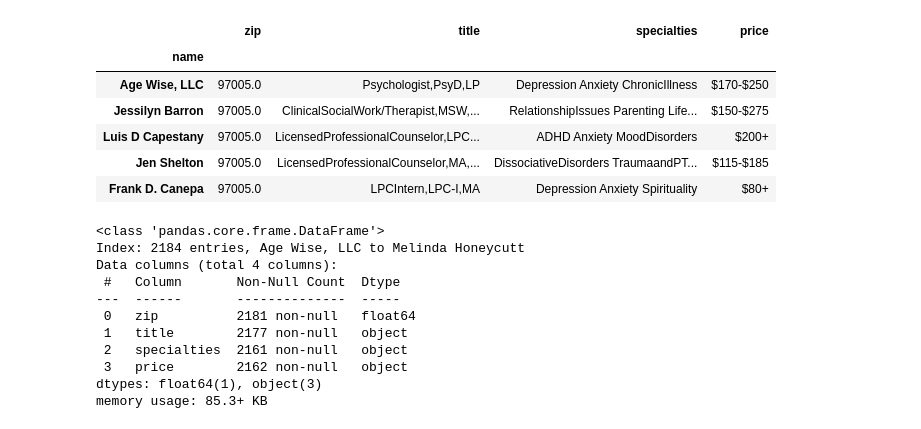
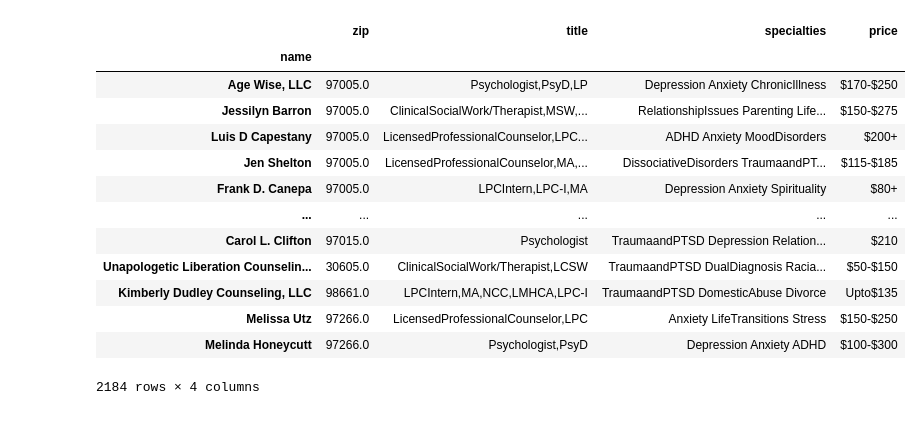
Before and after one commit to mhendricks96/therapist-scraper, a Jupyter notebook: therapist_scraper/read_therapist_data.ipynb, the cells around one changed output. Drawn from its saved outputs; the diff is of its cells as text; code cells hidden in the pictures.

```diff
--- a/therapist_scraper/read_therapist_data.ipynb
+++ b/therapist_scraper/read_therapist_data.ipynb
@@ -7,27 +7,20 @@ full_df = pd.read_csv('data/therapist_data.csv')
 # %%
 full_df = full_df.set_index('name')
 # %%
-#full_df
-full_df.head()
+full_df
+#full_df.head()
 # %% [output]
 |  | zip | title | specialties | price |
 | name |  |  |  |  |
 | Age Wise, LLC | 97005.0 | Psychologist,PsyD,LP | Depression Anxiety ChronicIllness | $170-$250 |
 | Jessilyn Barron | 97005.0 | ClinicalSocialWork/Therapist,MSW,... | RelationshipIssues Parenting Life... | $150-$275 |
 | Luis D Capestany | 97005.0 | LicensedProfessionalCounselor,LPC... | ADHD Anxiety MoodDisorders | $200+ |
 | Jen Shelton | 97005.0 | LicensedProfessionalCounselor,MA,... | DissociativeDisorders TraumaandPT... | $115-$185 |
 | Frank D. Canepa | 97005.0 | LPCIntern,LPC-I,MA | Depression Anxiety Spirituality | $80+ |
+| ... | ... | ... | ... | ... |
+| Carol L. Clifton | 97015.0 | Psychologist | TraumaandPTSD Depression Relation... | $210 |
+| Unapologetic Liberation Counselin... | 30605.0 | ClinicalSocialWork/Therapist,LCSW | TraumaandPTSD DualDiagnosis Racia... | $50-$150 |
+| Kimberly Dudley Counseling, LLC | 98661.0 | LPCIntern,MA,NCC,LMHCA,LPC-I | TraumaandPTSD DomesticAbuse Divorce | Upto$135 |
+| Melissa Utz | 97266.0 | LicensedProfessionalCounselor,LPC | Anxiety LifeTransitions Stress | $150-$250 |
+| Melinda Honeycutt | 97266.0 | Psychologist,PsyD | Depression Anxiety ADHD | $100-$300 |
+2184 rows × 4 columns
-# %%
-full_df.info()
-# %% [output]
-<class 'pandas.core.frame.DataFrame'>
-Index: 2184 entries, Age Wise, LLC to Melinda Honeycutt
-Data columns (total 4 columns):
- #   Column       Non-Null Count  Dtype
----  ------       --------------  -----
- 0   zip          2181 non-null   float64
- 1   title        2177 non-null   object
- 2   specialties  2161 non-null   object
- 3   price        2162 non-null   object
-dtypes: float64(1), object(3)
-memory usage: 85.3+ KB
```
Also changed, not shown: parts of 9 cells of this notebook.
